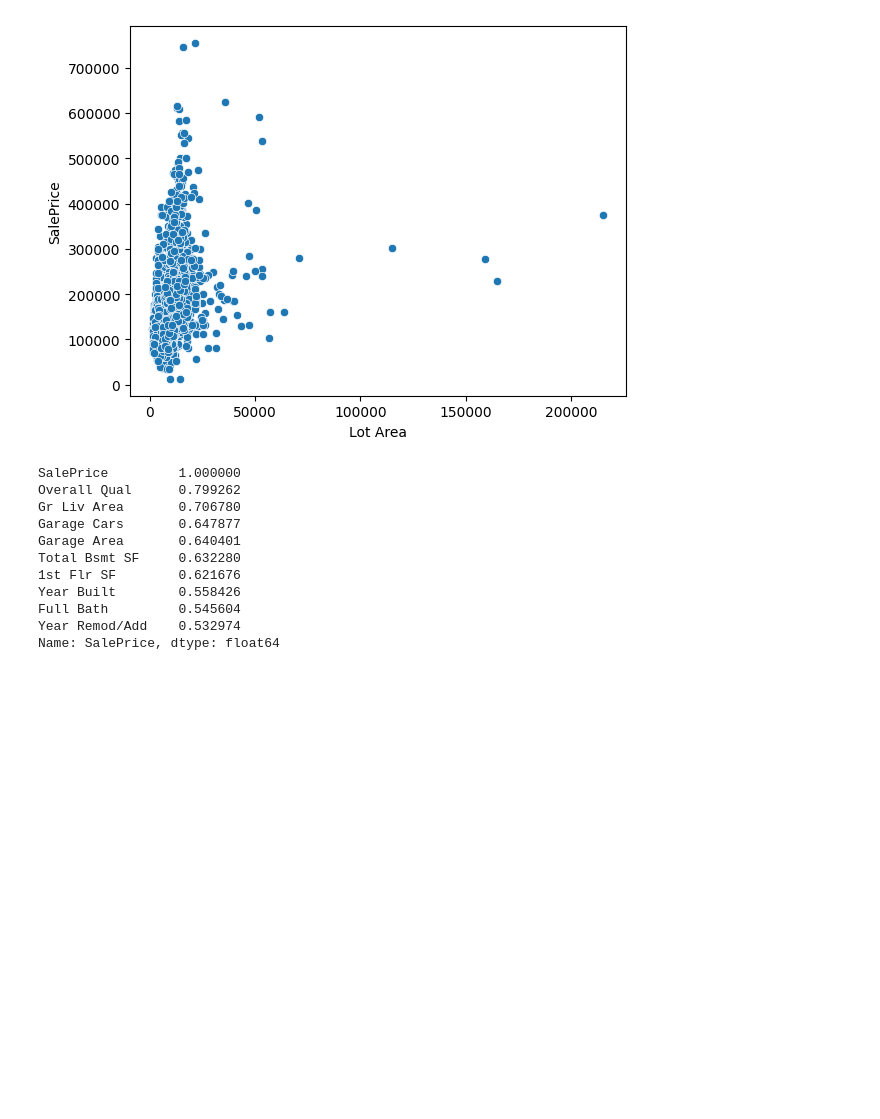
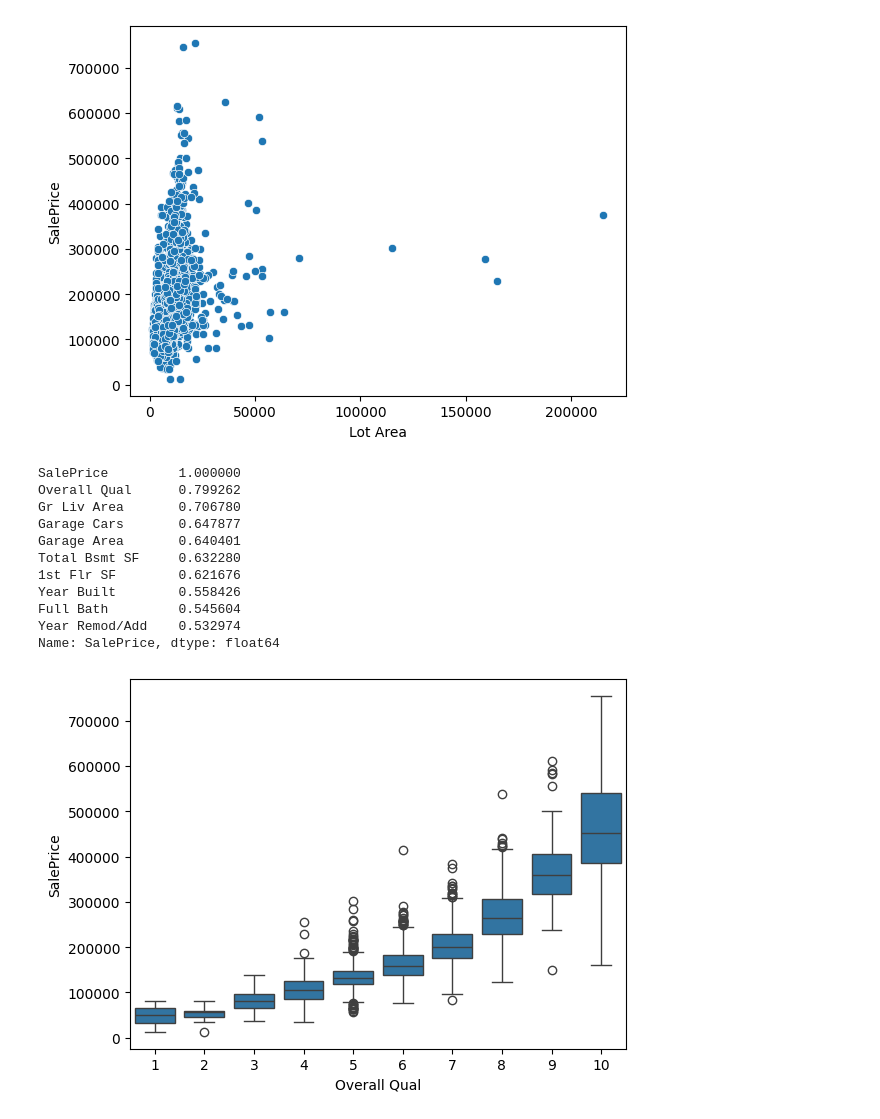
Before and after one commit to pfunzom61-cmd/HousePriceProg, a Jupyter notebook: notebooks/01_eda.ipynb, the cells around one changed output. Saved outputs shown, nothing was run; the diff lists cells and outputs as text; code cells hidden in the pictures; blank space fills up the shorter version.

```diff
--- a/notebooks/01_eda.ipynb
+++ b/notebooks/01_eda.ipynb
@@ -83,3 +83,9 @@ Year Built        0.558426
 Full Bath         0.545604
 Year Remod/Add    0.532974
 Name: SalePrice, dtype: float64
+# %%
+#Overall quality has the highest correlation with SalePrice. Let's see how they relate with a boxplot.
+sns.boxplot(x='Overall Qual', y='SalePrice', data=df)
+plt.show()
+# %% [output]
+[figure, added]
```
Also changed, not shown: parts of 8 cells of this notebook.
